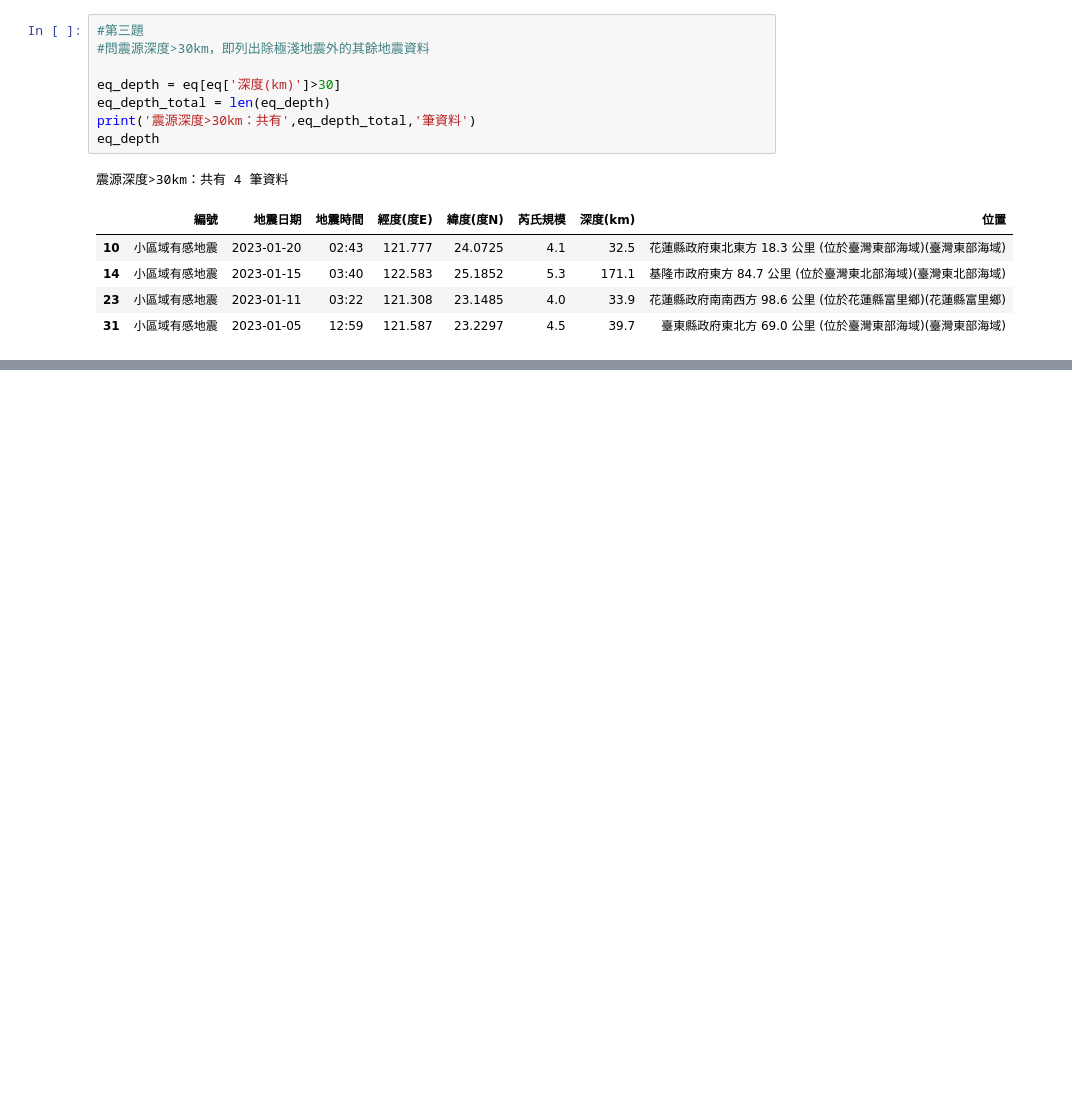
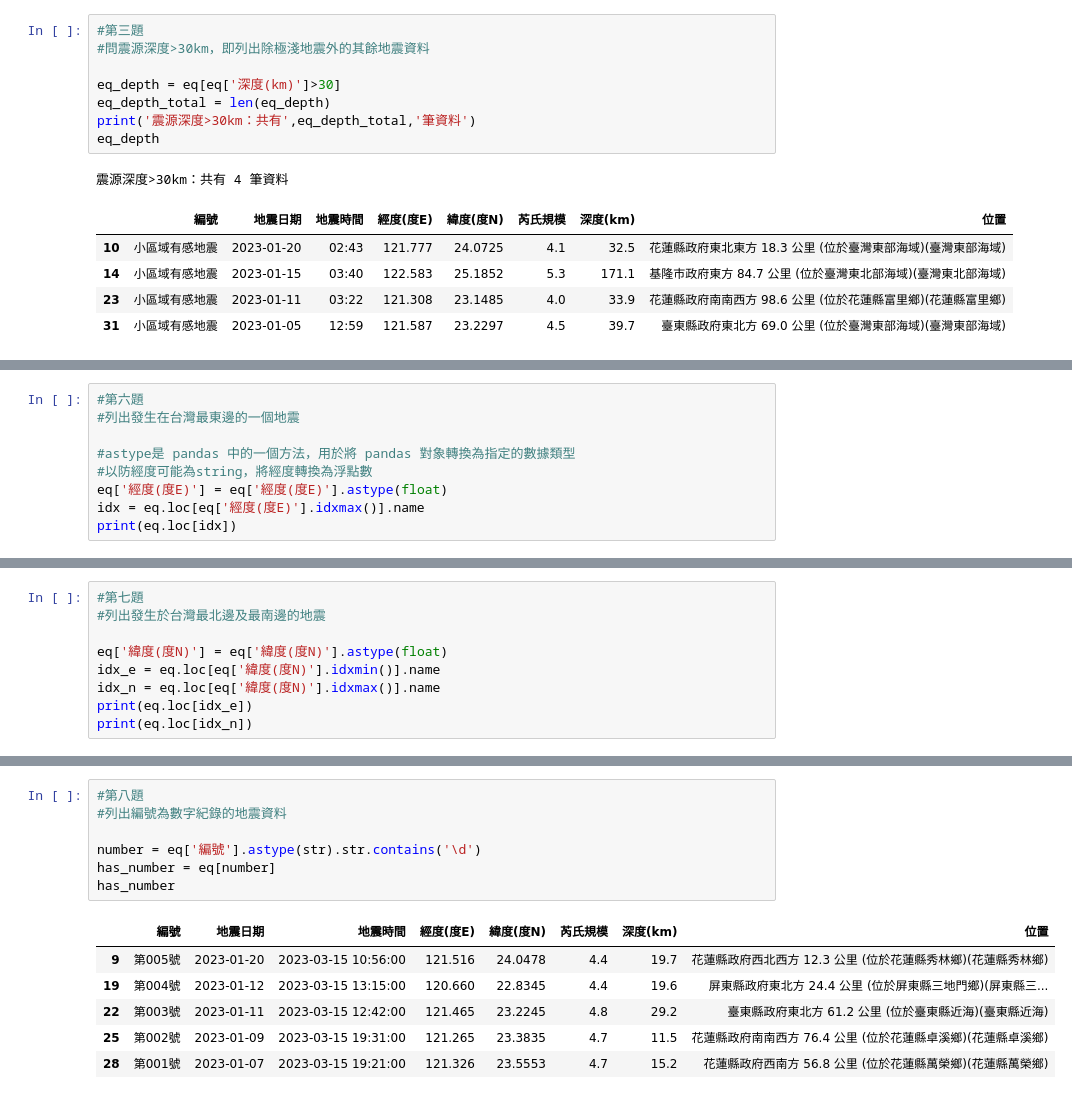
Before and after one commit to kuyuyu/PL, a Jupyter notebook: HW1/HW1.ipynb, the cells around one changed output, grey strips where cells are left out. Drawn from its saved outputs; the diff is of its cells as text; blank space fills up the shorter version.

```diff
--- a/HW1/HW1.ipynb
+++ b/HW1/HW1.ipynb
@@ -85,0 +125,9 @@ eq_depth
+# %%
+#第六題
+#列出發生在台灣最東邊的一個地震
+
+#astype是 pandas 中的一個方法，用於將 pandas 對象轉換為指定的數據類型
+#以防經度可能為string，將經度轉換為浮點數
+eq['經度(度E)'] = eq['經度(度E)'].astype(float)
+idx = eq.loc[eq['經度(度E)'].idxmax()].name
+print(eq.loc[idx])
@@ -85,0 +144,9 @@ eq_depth
+# %%
+#第七題
+#列出發生於台灣最北邊及最南邊的地震
+
+eq['緯度(度N)'] = eq['緯度(度N)'].astype(float)
+idx_e = eq.loc[eq['緯度(度N)'].idxmin()].name
+idx_n = eq.loc[eq['緯度(度N)'].idxmax()].name
+print(eq.loc[idx_e])
+print(eq.loc[idx_n])
@@ -85,0 +172,14 @@ eq_depth
+# %%
+#第八題
+#列出編號為數字紀錄的地震資料
+
+number = eq['編號'].astype(str).str.contains('\d')
+has_number = eq[number]
+has_number
+# %% [output]
+|  | 編號 | 地震日期 | 地震時間 | 經度(度E) | 緯度(度N) | 芮氏規模 | 深度(km) | 位置 |
+| 9 | 第005號 | 2023-01-20 | 2023-03-15 10:56:00 | 121.516 | 24.0478 | 4.4 | 19.7 | 花蓮縣政府西北西方 12.3 公里 (位於花蓮縣秀林鄉)(花蓮縣秀林鄉) |
+| 19 | 第004號 | 2023-01-12 | 2023-03-15 13:15:00 | 120.660 | 22.8345 | 4.4 | 19.6 | 屏東縣政府東北方 24.4 公里 (位於屏東縣三地門鄉)(屏東縣三... |
+| 22 | 第003號 | 2023-01-11 | 2023-03-15 12:42:00 | 121.465 | 23.2245 | 4.8 | 29.2 | 臺東縣政府東北方 61.2 公里 (位於臺東縣近海)(臺東縣近海) |
+| 25 | 第002號 | 2023-01-09 | 2023-03-15 19:31:00 | 121.265 | 23.3835 | 4.7 | 11.5 | 花蓮縣政府南南西方 76.4 公里 (位於花蓮縣卓溪鄉)(花蓮縣卓溪鄉) |
+| 28 | 第001號 | 2023-01-07 | 2023-03-15 19:21:00 | 121.326 | 23.5553 | 4.7 | 15.2 | 花蓮縣政府西南方 56.8 公里 (位於花蓮縣萬榮鄉)(花蓮縣萬榮鄉) |
```
Also changed, not shown: parts of 6 cells of this notebook.
